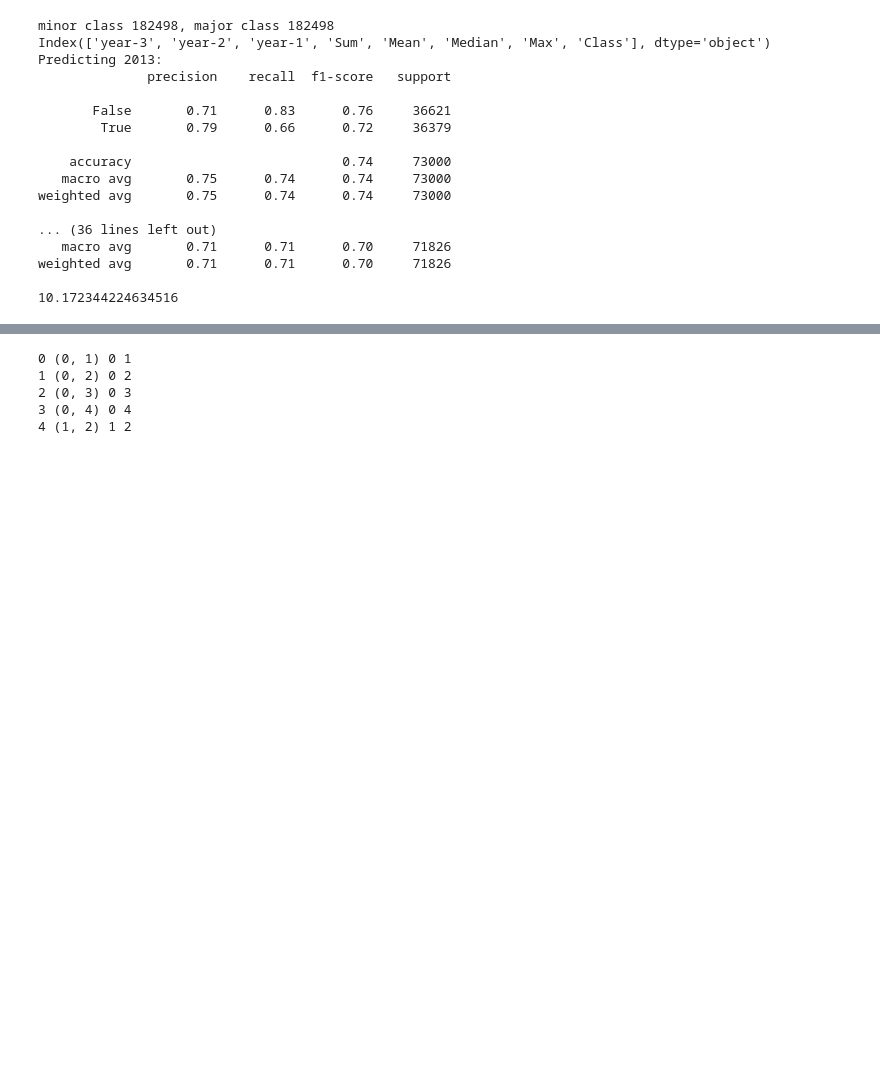
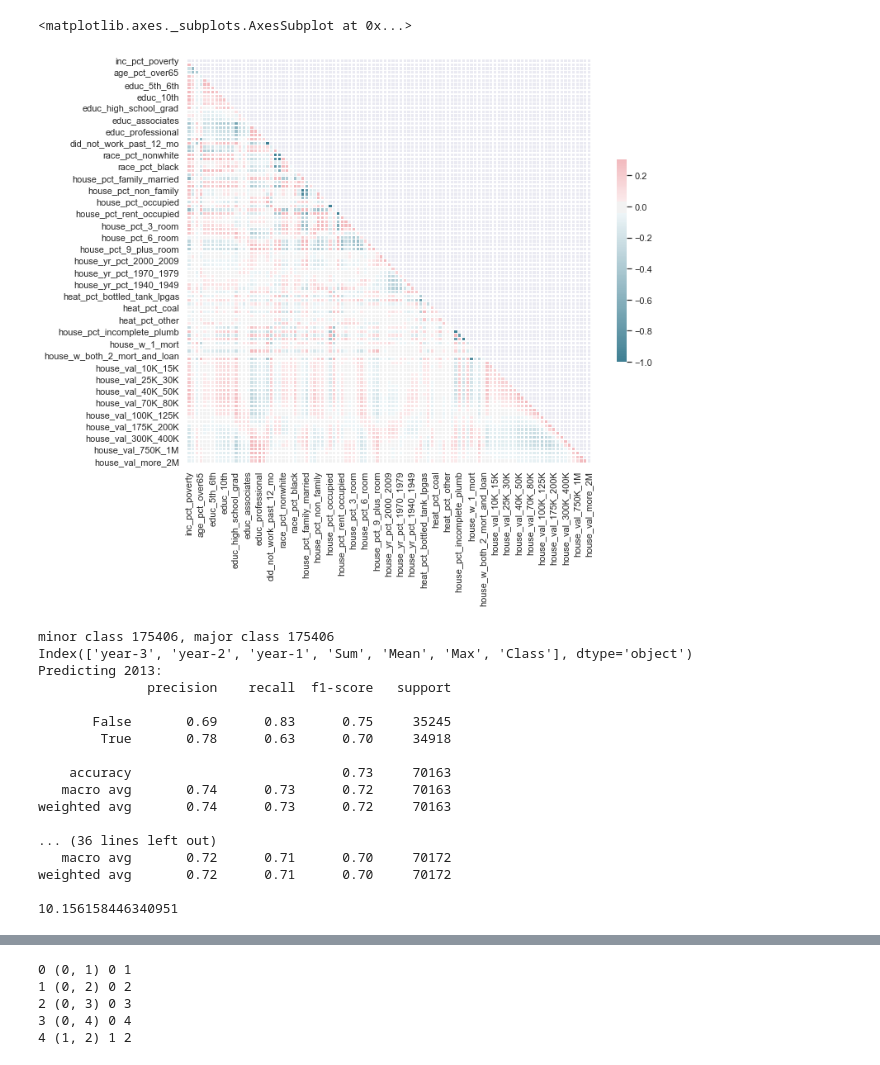
Before and after one commit to DataKind-DC/rcp2, a Jupyter notebook: Code/Models/NFIRS_Block_level.ipynb, the cells around one changed output, grey strips where cells are left out. Cells and saved outputs as stored; diff of their text form; code cells hidden in the pictures; blank space fills up the shorter version.

```diff
--- a/Code/Models/NFIRS_Block_level.ipynb
+++ b/Code/Models/NFIRS_Block_level.ipynb
@@ -143,3 +179,23 @@ plotFires(fires)
+# %%
+# Find correlated features in ACS dataset
+
+corr = ACS.corr()
+
+# Generate a mask for the upper triangle
+mask = np.triu(np.ones_like(corr, dtype=np.bool))
+
+# Set up the matplotlib figure
+f, ax = plt.subplots(figsize=(11, 9))
+
+# Generate a custom diverging colormap
+cmap = sns.diverging_palette(220, 10, as_cmap=True)
+
+# Draw the heatmap with the mask and correct aspect ratio
+sns.heatmap(corr, mask=mask, cmap=cmap, vmax=.3, center=0,
+            square=True, linewidths=.5, cbar_kws={"shrink": .5})
+# %% [output]
+<matplotlib.axes._subplots.AxesSubplot at 0x...>
+[figure, added]
 # %%
 def resample_df(X,y,upsample=True ,seed = SEED):
     from sklearn.utils import resample
@@ -294,22 +357,23 @@ def train_model(fires,top10,nyears = 4,modeltype='LogisticRegression',resample =
 
     return model, feature_importance,X_test,y_test
 # %%
-mdl,features,X_test,y_test =train_model(fires,top10,4,resample = True)
+# NFIRS Only Model
+mdl,features,X_test,y_test =train_model(fires,top10.loc[:,'2009':'2016'],nyears = 4,resample = True)
 # %% [output]
-minor class 182498, major class 182498
-Index(['year-3', 'year-2', 'year-1', 'Sum', 'Mean', 'Median', 'Max', 'Class'], dtype='object')
+minor class 175406, major class 175406
+Index(['year-3', 'year-2', 'year-1', 'Sum', 'Mean', 'Max', 'Class'], dtype='object')
 Predicting 2013:
               precision    recall  f1-score   support
 
-       False       0.71      0.83      0.76     36621
-        True       0.79      0.66      0.72     36379
+       False       0.69      0.83      0.75     35245
+        True       0.78      0.63      0.70     34918
 
-    accuracy                           0.74     73000
-   macro avg       0.75      0.74      0.74     73000
-weighted avg       0.75      0.74      0.74     73000
+    accuracy                           0.73     70163
+   macro avg       0.74      0.73      0.72     70163
+weighted avg       0.74      0.73      0.72     70163
 
 ... (36 lines left out)
-   macro avg       0.71      0.71      0.70     71826
-weighted avg       0.71      0.71      0.70     71826
+   macro avg       0.72      0.71      0.70     70172
+weighted avg       0.72      0.71      0.70     70172
 
-10.172344224634516
+10.156158446340951
```
Also changed, not shown: parts of 21 cells of this notebook, 1 other file.
